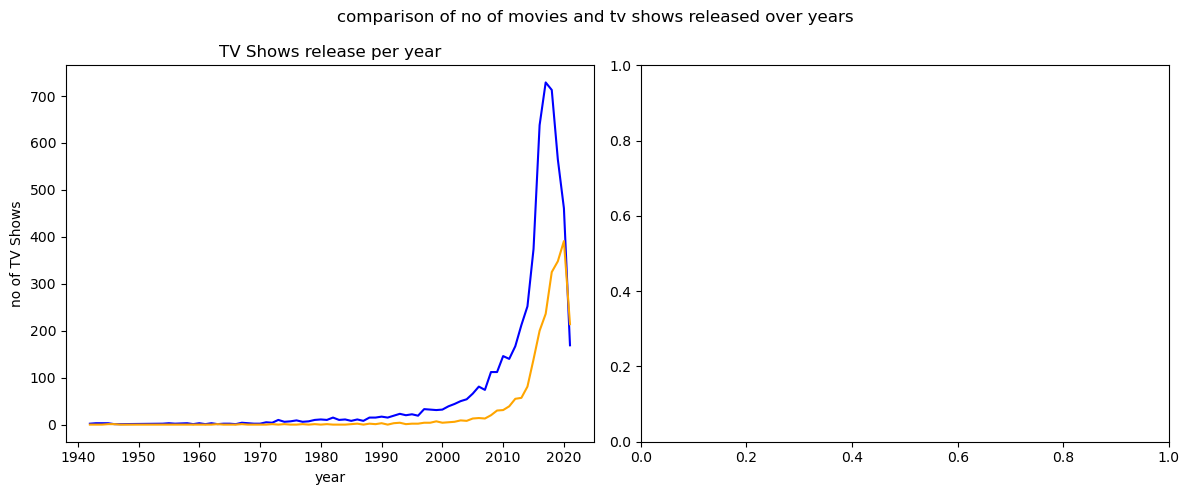
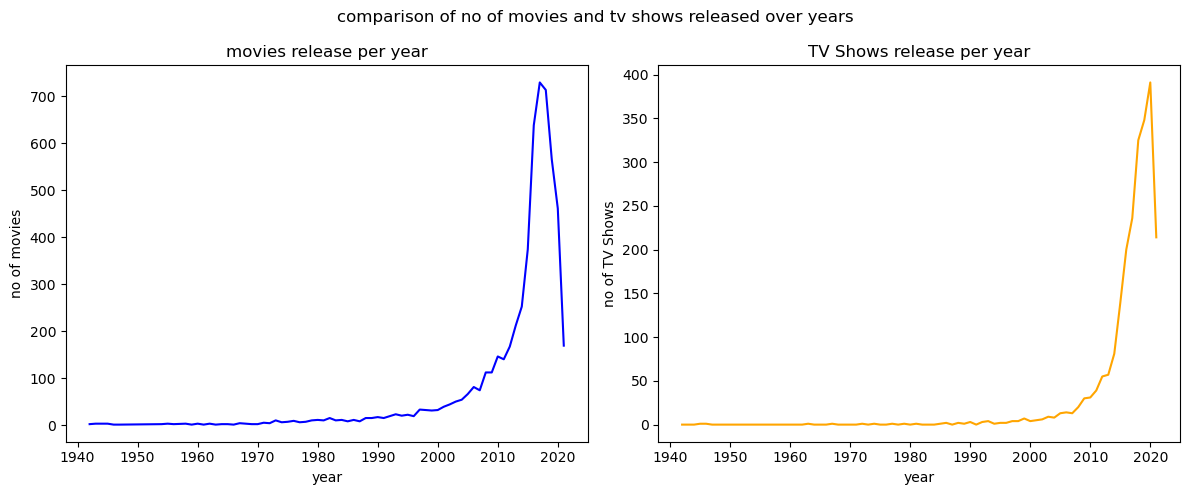
Unified diff of the notebook cell whose output changed from the first chart to the second:
--- before
+++ after
@@ -12,8 +12,8 @@
 
 # first subplots:TV Show
-ax[0].plot(content_by_year.index, content_by_year['TV Show'], color='orange')
-ax[0].set_title('TV Shows release per year')
-ax[0].set_xlabel('year')
-ax[0].set_ylabel('no of TV Shows')
+ax[1].plot(content_by_year.index, content_by_year['TV Show'], color='orange')
+ax[1].set_title('TV Shows release per year')
+ax[1].set_xlabel('year')
+ax[1].set_ylabel('no of TV Shows')
 
 fig.suptitle('comparison of no of movies and tv shows released over years')

Commit: add